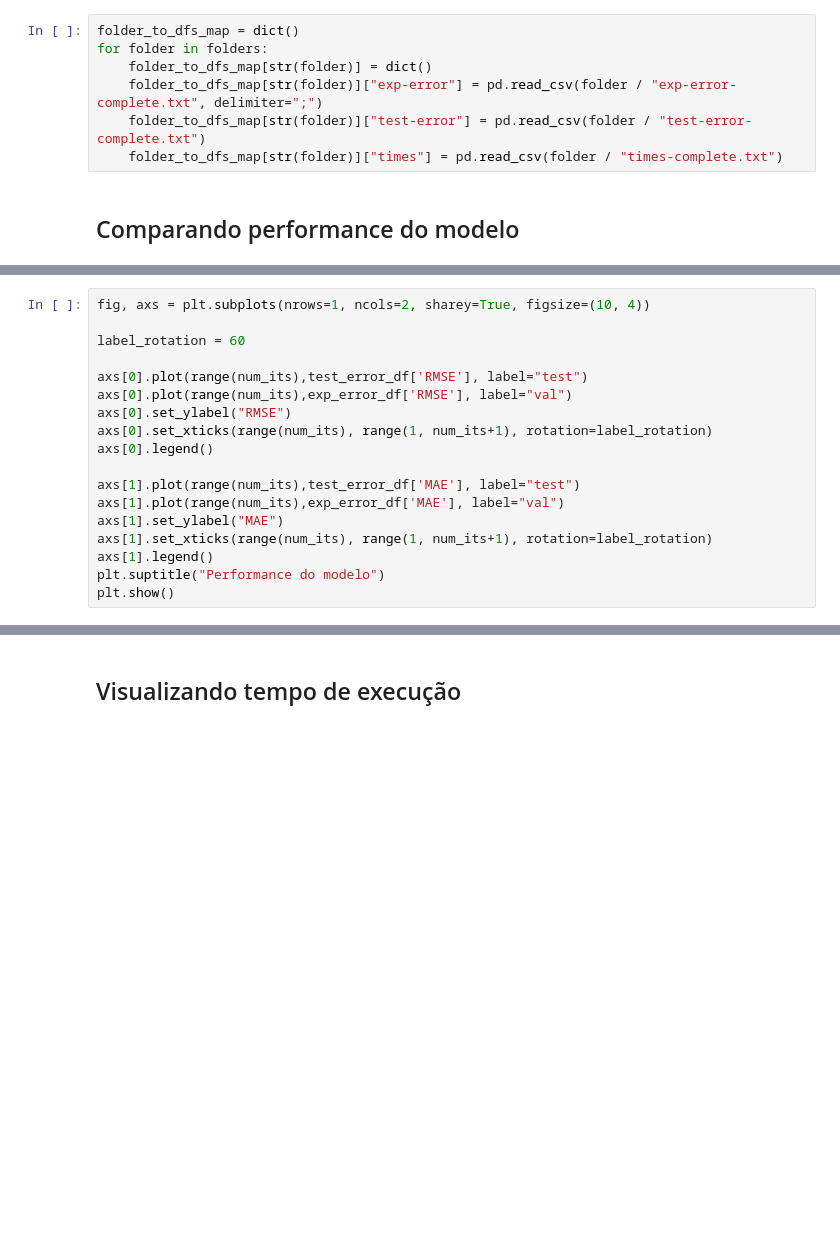
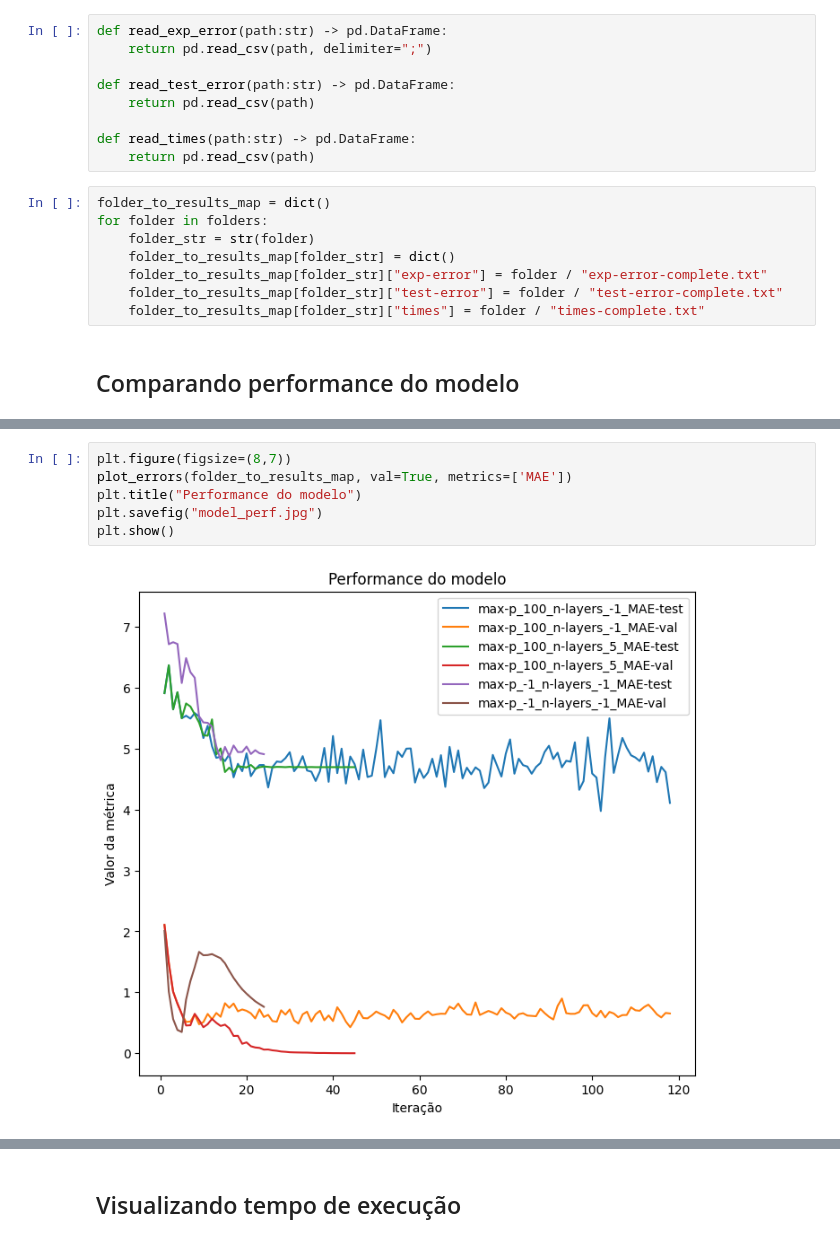
Before and after one commit to georgeteodoro/petroiageo, a Jupyter notebook: data/ANP/results/area_1/resultados-viz.ipynb, the cells around one changed output, grey strips where cells are left out. Drawn from its saved outputs; the diff is of its cells as text; blank space fills up the shorter version.

Commit message:
analisando resultados runs

```diff
--- a/data/ANP/results/area_1/resultados-viz.ipynb
+++ b/data/ANP/results/area_1/resultados-viz.ipynb
@@ -18,9 +20,19 @@ folders
+# %%
+def read_exp_error(path:str) -> pd.DataFrame:
+    return pd.read_csv(path, delimiter=";")
+
+def read_test_error(path:str) -> pd.DataFrame:
+    return pd.read_csv(path)
+
+def read_times(path:str) -> pd.DataFrame:
+    return pd.read_csv(path)
 # %%
-folder_to_dfs_map = dict()
+folder_to_results_map = dict()
 for folder in folders:
-    folder_to_dfs_map[str(folder)] = dict()
-    folder_to_dfs_map[str(folder)]["exp-error"] = pd.read_csv(folder / "exp-error-complete.txt", delimiter=";")
-    folder_to_dfs_map[str(folder)]["test-error"] = pd.read_csv(folder / "test-error-complete.txt")
-    folder_to_dfs_map[str(folder)]["times"] = pd.read_csv(folder / "times-complete.txt")
+    folder_str = str(folder)
+    folder_to_results_map[folder_str] = dict()
+    folder_to_results_map[folder_str]["exp-error"] = folder / "exp-error-complete.txt"
+    folder_to_results_map[folder_str]["test-error"] = folder / "test-error-complete.txt"
+    folder_to_results_map[folder_str]["times"] = folder / "times-complete.txt"
 # %% [markdown]
 ## Comparando performance do modelo
@@ -32,18 +38,0 @@ num its: 24
-# %%
-fig, axs = plt.subplots(nrows=1, ncols=2, sharey=True, figsize=(10, 4))
-
-label_rotation = 60
-
-axs[0].plot(range(num_its),test_error_df['RMSE'], label="test")
-axs[0].plot(range(num_its),exp_error_df['RMSE'], label="val")
-axs[0].set_ylabel("RMSE")
-axs[0].set_xticks(range(num_its), range(1, num_its+1), rotation=label_rotation)
-axs[0].legend()
-
-axs[1].plot(range(num_its),test_error_df['MAE'], label="test")
-axs[1].plot(range(num_its),exp_error_df['MAE'], label="val")
-axs[1].set_ylabel("MAE")
-axs[1].set_xticks(range(num_its), range(1, num_its+1), rotation=label_rotation)
-axs[1].legend()
-plt.suptitle("Performance do modelo")
-plt.show()
@@ -64,0 +82,8 @@ plt.show()
+# %%
+plt.figure(figsize=(8,7))
+plot_errors(folder_to_results_map, val=True, metrics=['MAE'])
+plt.title("Performance do modelo")
+plt.savefig("model_perf.jpg")
+plt.show()
+# %% [output]
+[figure, added]
```
Also changed, not shown: parts of 28 cells of this notebook, 12 other files.
